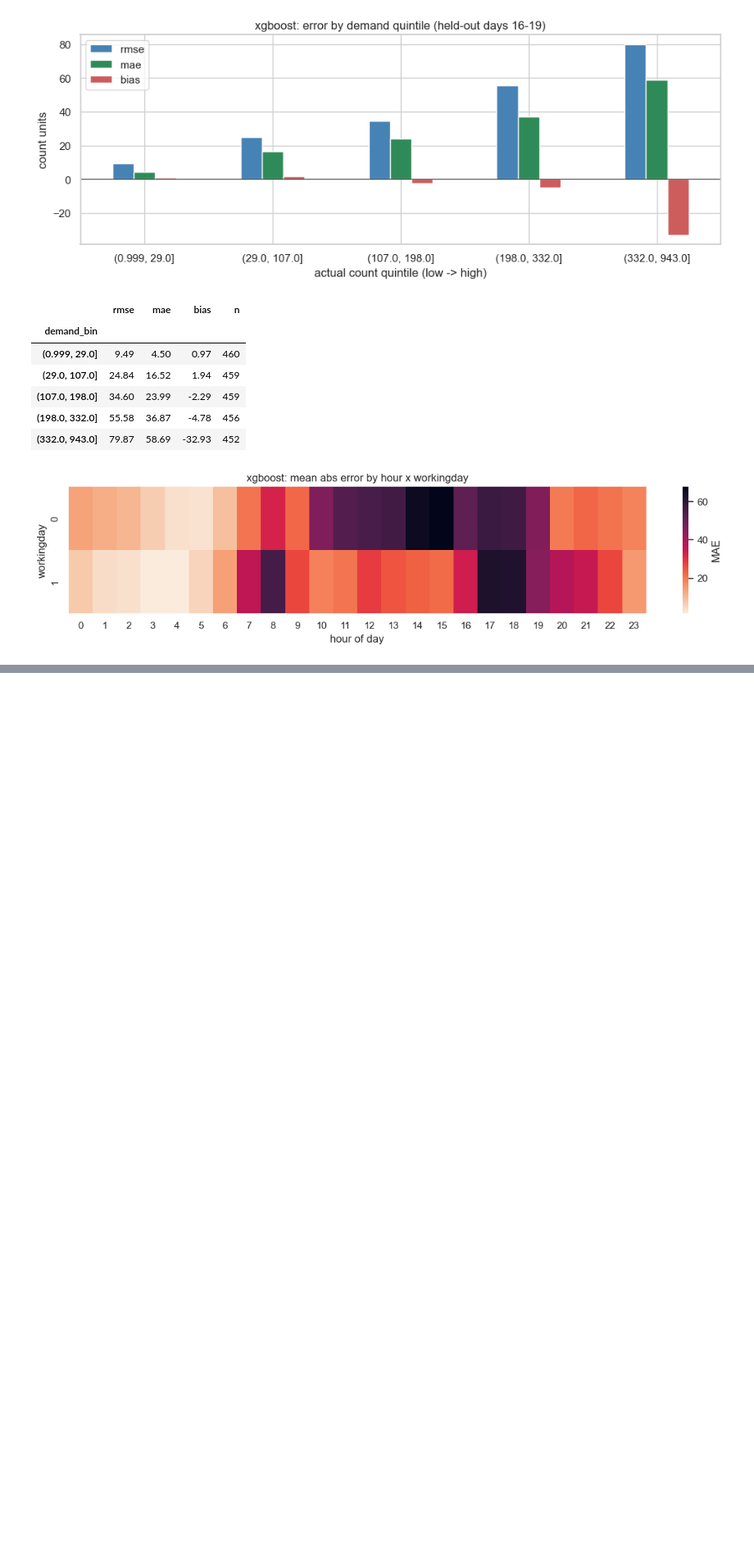
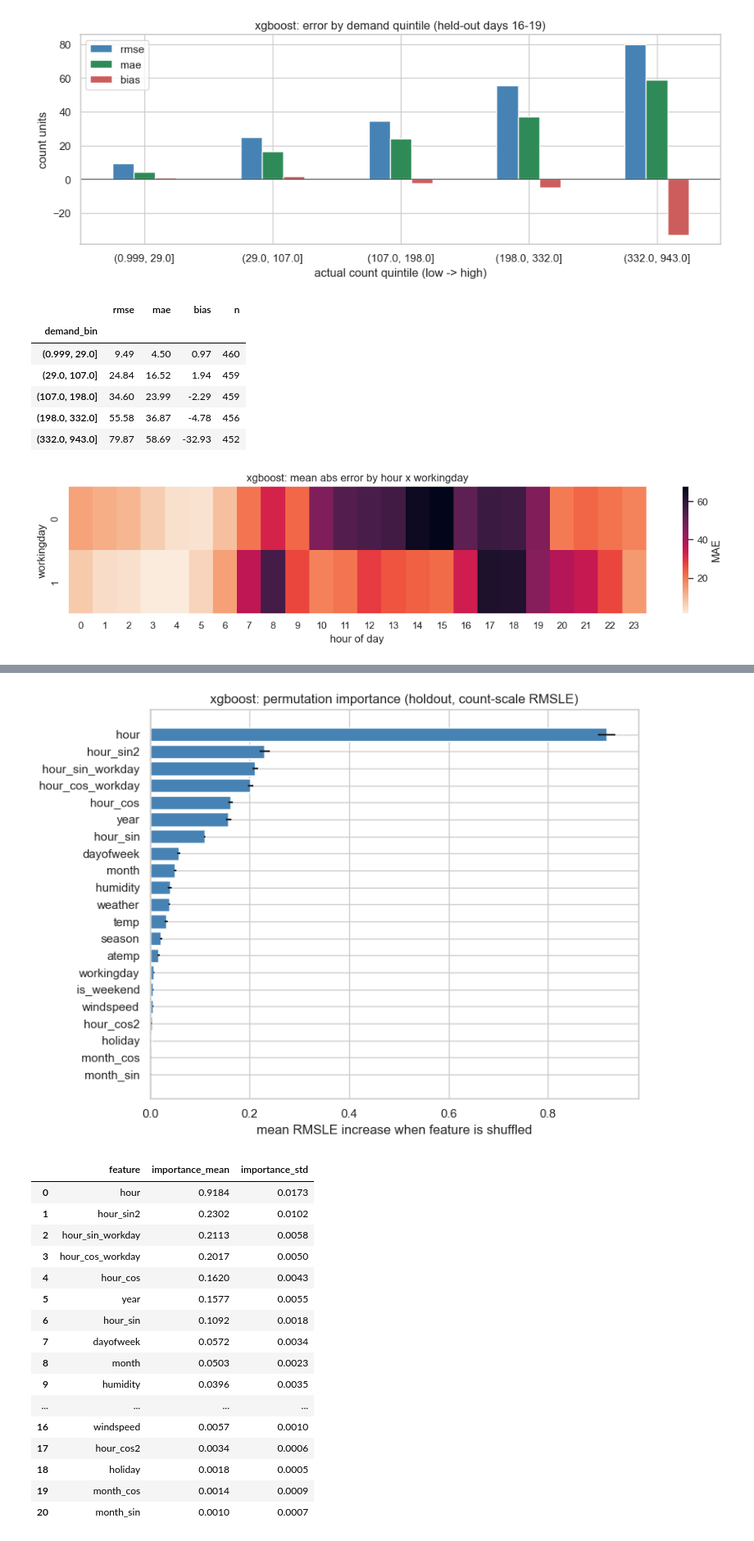
Before and after one commit to gokturkberke/bike-sharing-demand-forecasting, a Jupyter notebook: notebooks/05_results_and_interpretation.ipynb, the cells around one changed output, grey strips where cells are left out. Shown at 82% size. Cells and saved outputs as stored; diff of their text form; code cells hidden in the pictures; blank space fills up the shorter version.

```diff
--- a/notebooks/05_results_and_interpretation.ipynb
+++ b/notebooks/05_results_and_interpretation.ipynb
@@ -227 +231,45 @@ plt.show()
+# %%
+# Model-agnostic permutation importance for the best model, computed on the
+# day-of-month holdout (days 16-19) using the model fit on days 1-15 only
+# (`best`, refit above) - never the full-train models/*.joblib, which has
+# already seen these rows. Importance is scored with count-scale RMSLE (the
+# metric the models are judged on), so it is directly comparable to the
+# leaderboard and free of the impurity bias in notebook 04's figure 13.
+from bike_sharing.explain import rmsle_permutation_importance
+
+perm = rmsle_permutation_importance(
+    best, X.iloc[ho_idx], y[ho_idx], seed=CFG["seed"], n_repeats=10
+)
+
+fig, ax = plt.subplots(figsize=(8, 6))
+order = perm.sort_values("importance_mean")  # ascending so the top bar is largest
+ax.barh(
+    order["feature"], order["importance_mean"],
+    xerr=order["importance_std"], color="steelblue",
+)
+ax.set_title(f"{best_name}: permutation importance (holdout, count-scale RMSLE)")
+ax.set_xlabel("mean RMSLE increase when feature is shuffled")
+fig.tight_layout()
+fig.savefig(FIG_DIR / "23_permutation_importance.png", dpi=120, bbox_inches="tight")
+plt.show()
+perm.round(4)
+# %% [output]
+[figure, added]
+|  | feature | importance_mean | importance_std |
+| 0 | hour | 0.9184 | 0.0173 |
+| 1 | hour_sin2 | 0.2302 | 0.0102 |
+| 2 | hour_sin_workday | 0.2113 | 0.0058 |
+| 3 | hour_cos_workday | 0.2017 | 0.0050 |
+| 4 | hour_cos | 0.1620 | 0.0043 |
+| 5 | year | 0.1577 | 0.0055 |
+| 6 | hour_sin | 0.1092 | 0.0018 |
+| 7 | dayofweek | 0.0572 | 0.0034 |
+| 8 | month | 0.0503 | 0.0023 |
+| 9 | humidity | 0.0396 | 0.0035 |
+| ... | ... | ... | ... |
+| 16 | windspeed | 0.0057 | 0.0010 |
+| 17 | hour_cos2 | 0.0034 | 0.0006 |
+| 18 | holiday | 0.0018 | 0.0005 |
+| 19 | month_cos | 0.0014 | 0.0009 |
+| 20 | month_sin | 0.0010 | 0.0007 |
 # %% [markdown]
```
Also changed, not shown: parts of 2 cells of this notebook, 6 other files.
